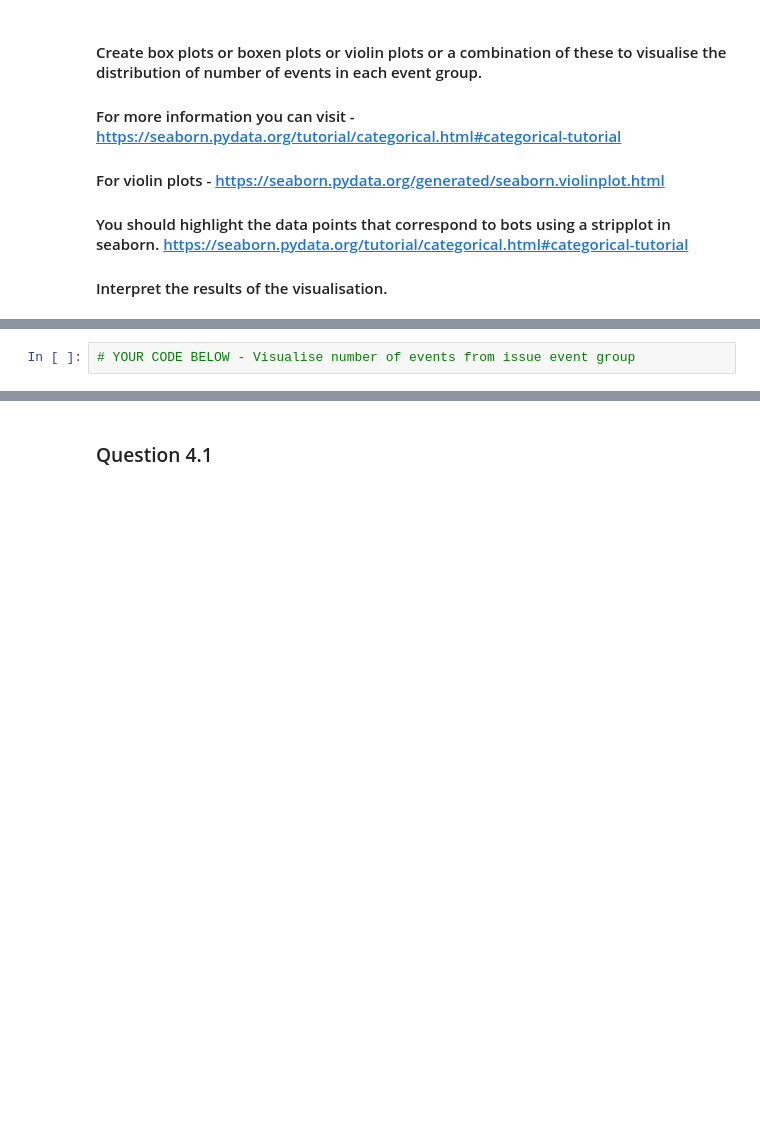
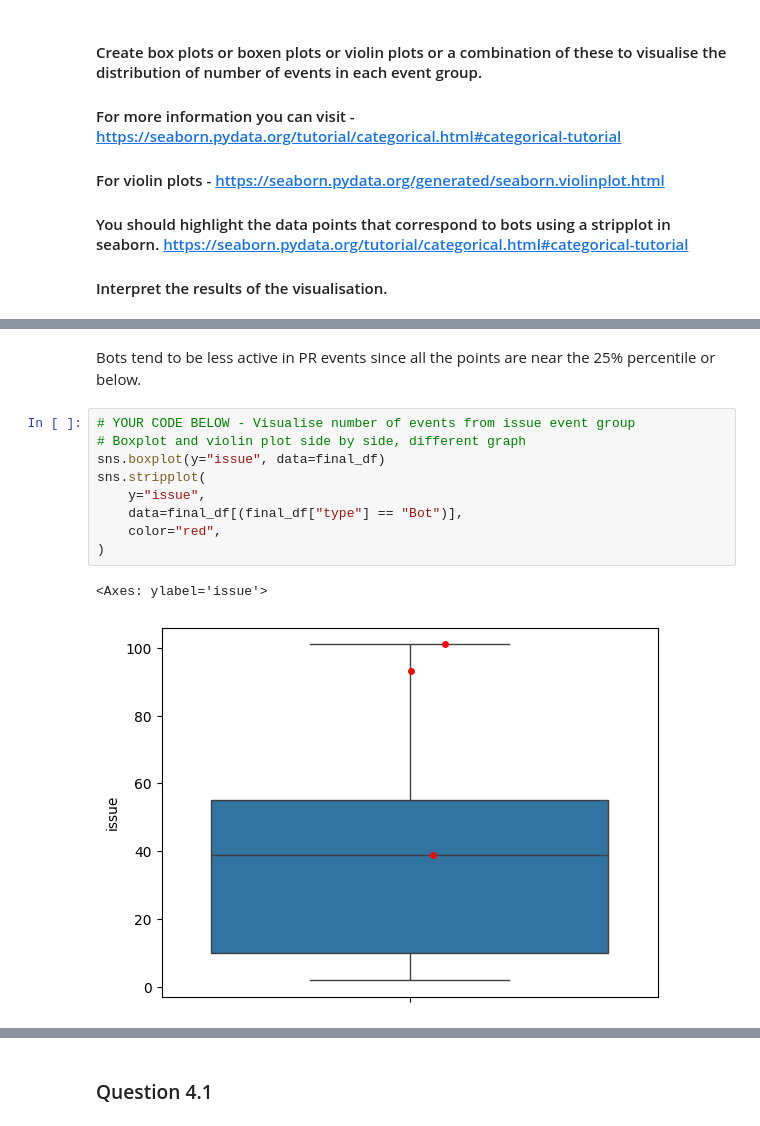
Before and after one commit to LicorneRose765/Software_Evolution_TP3_2024, a Jupyter notebook: TP3_template.ipynb, the cells around one changed output, grey strips where cells are left out. Cells and saved outputs as stored; diff of their text form; blank space fills up the shorter version.

```diff
--- a/TP3_template.ipynb
+++ b/TP3_template.ipynb
@@ -582,2 +646,14 @@ df_medians.pivot(index='type', columns='event_group', values='median')#.reset_in
+# %% [markdown]
+Bots tend to be less active in PR events since all the points are near the 25% percentile or below.
 # %%
 # YOUR CODE BELOW - Visualise number of events from issue event group
+# Boxplot and violin plot side by side, different graph
+sns.boxplot(y="issue", data=final_df)
+sns.stripplot(
+    y="issue",
+    data=final_df[(final_df["type"] == "Bot")],
+    color="red",
+)
+# %% [output]
+<Axes: ylabel='issue'>
+[figure, added]
```
Also changed, not shown: parts of 38 cells of this notebook, 2 other files.
